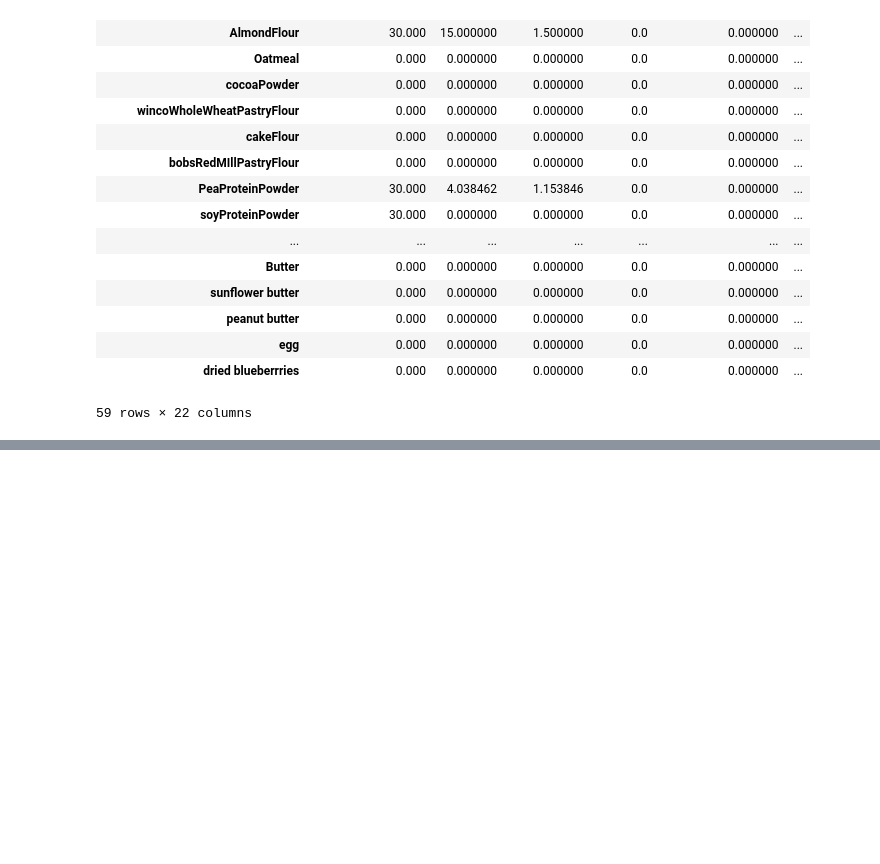
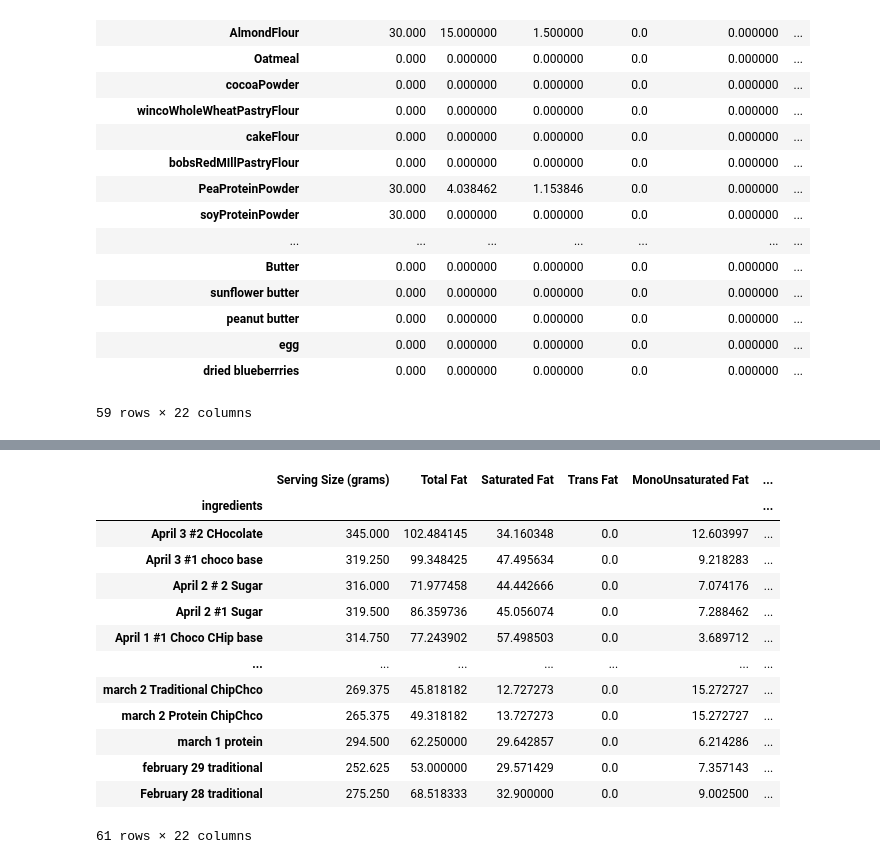
Before and after one commit to maxdickinson/DataTables, a Jupyter notebook: cleanRecipeNutritionFunctions.ipynb, the cells around one changed output, grey strips where cells are left out. Saved outputs shown, nothing was run; the diff lists cells and outputs as text; code cells hidden in the pictures; blank space fills up the shorter version.

```diff
--- a/cleanRecipeNutritionFunctions.ipynb
+++ b/cleanRecipeNutritionFunctions.ipynb
@@ -340,0 +300,9 @@ recipeXIngredientsFrame7
+# %%
+recipeIngredients = recipeIngredients.rename({'Unnamed: 0' : 'ingredients'} , axis =1)
+recipeIngredients = recipeIngredients.set_index('ingredients')
+# %%
+
+ingredientXNutrition = ingredientXNutrition.fillna(0)
+# %%
+ingredientXNutrition = ingredientXNutrition.rename({'Unnamed: 0' : 'ingredients'} , axis =1)
+ingredientXNutrition = ingredientXNutrition.set_index('ingredients')
@@ -340,0 +333,19 @@ recipeXIngredientsFrame7
+# %%
+ingredientXNutrition = ingredientXNutrition.drop(['egg' , 'Butter' ] , axis = 0)
+# %%
+recipeIngredients.dot(ingredientXNutrition)
+# %% [output]
+|  | Serving Size (grams) | Total Fat | Saturated Fat | Trans Fat | MonoUnsaturated Fat | ... |
+| ingredients |  |  |  |  |  | ... |
+| April 3 #2 CHocolate | 345.000 | 102.484145 | 34.160348 | 0.0 | 12.603997 | ... |
+| April 3 #1 choco base | 319.250 | 99.348425 | 47.495634 | 0.0 | 9.218283 | ... |
+| April 2 # 2 Sugar | 316.000 | 71.977458 | 44.442666 | 0.0 | 7.074176 | ... |
+| April 2 #1 Sugar | 319.500 | 86.359736 | 45.056074 | 0.0 | 7.288462 | ... |
+| April 1 #1 Choco CHip base | 314.750 | 77.243902 | 57.498503 | 0.0 | 3.689712 | ... |
+| ... | ... | ... | ... | ... | ... | ... |
+| march 2 Traditional ChipChco | 269.375 | 45.818182 | 12.727273 | 0.0 | 15.272727 | ... |
+| march 2 Protein ChipChco | 265.375 | 49.318182 | 13.727273 | 0.0 | 15.272727 | ... |
+| march 1 protein | 294.500 | 62.250000 | 29.642857 | 0.0 | 6.214286 | ... |
+| february 29 traditional | 252.625 | 53.000000 | 29.571429 | 0.0 | 7.357143 | ... |
+| February 28 traditional | 275.250 | 68.518333 | 32.900000 | 0.0 | 9.002500 | ... |
+61 rows × 22 columns
```
Also changed, not shown: parts of 19 cells of this notebook, 4 other files.
